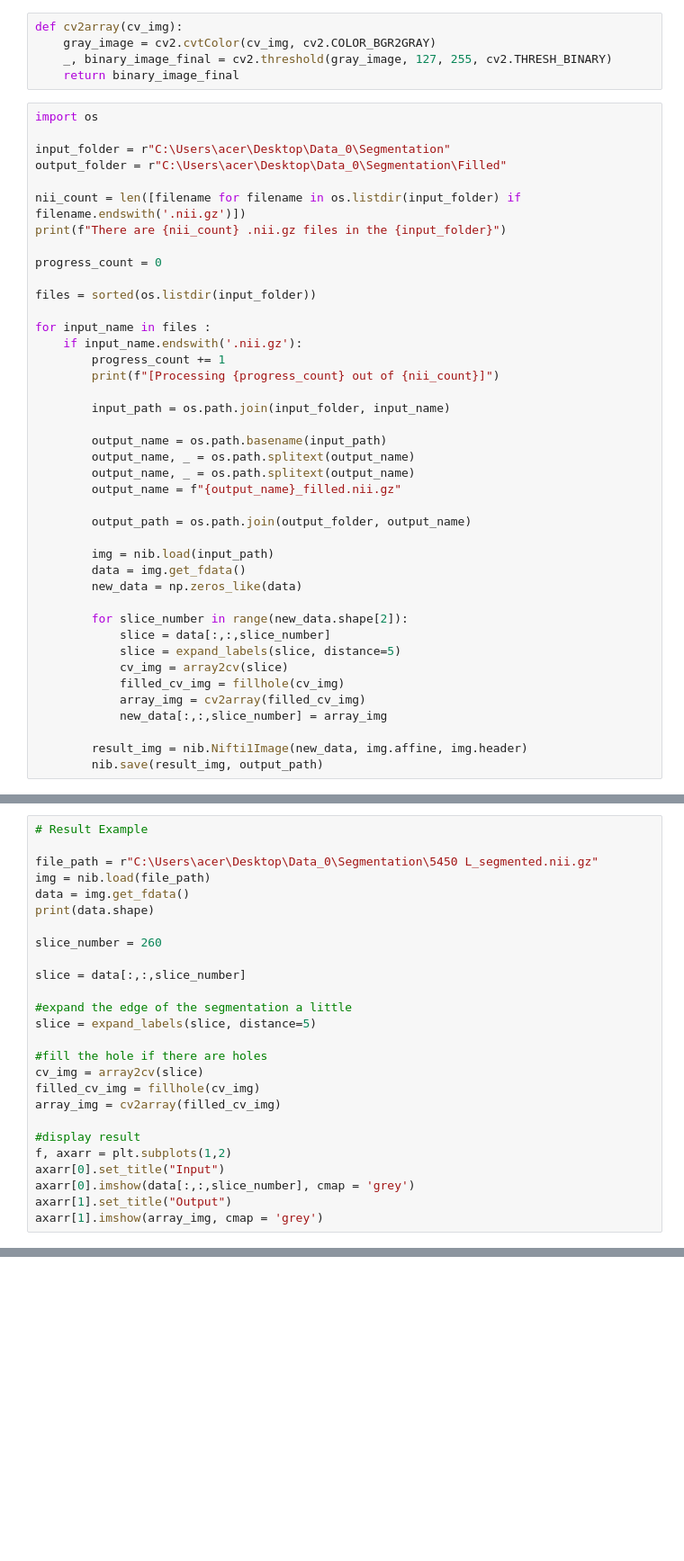
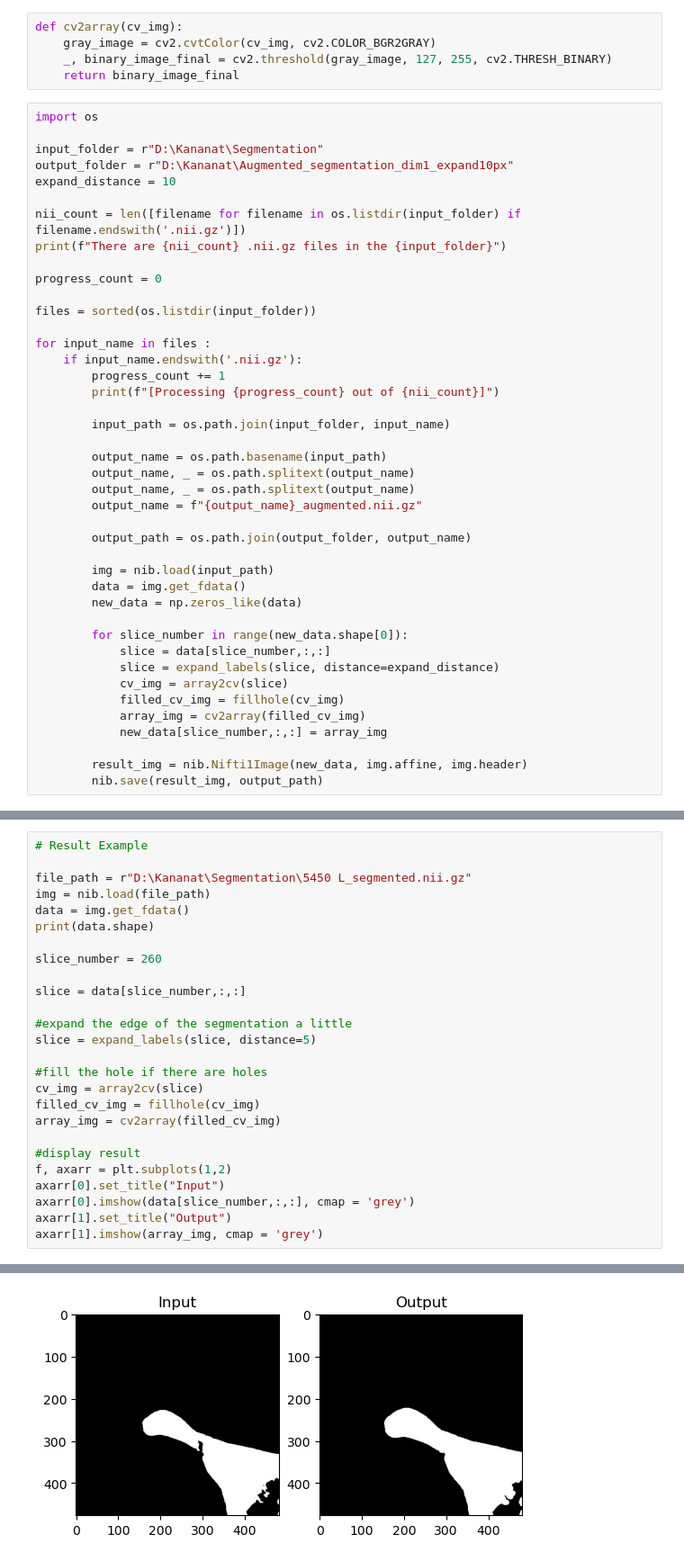
Before and after one commit to KananatSSN/Project_TMJOA, a Jupyter notebook: 2D_Pipeline/3_segment_augmentation.ipynb, the cells around one changed output, grey strips where cells are left out. Shown at 90% size. Cells and saved outputs as stored; diff of their text form; blank space fills up the shorter version.

```diff
--- a/2D_Pipeline/3_segment_augmentation.ipynb
+++ b/2D_Pipeline/3_segment_augmentation.ipynb
@@ -35,8 +35,9 @@ def cv2array(cv_img):
 # %%
 import os
 
-input_folder = r"C:\Users\acer\Desktop\Data_0\Segmentation"
-output_folder = r"C:\Users\acer\Desktop\Data_0\Segmentation\Filled"
+input_folder = r"D:\Kananat\Segmentation"
+output_folder = r"D:\Kananat\Augmented_segmentation_dim1_expand10px"
+expand_distance = 10
 
 nii_count = len([filename for filename in os.listdir(input_folder) if filename.endswith('.nii.gz')])
 print(f"There are {nii_count} .nii.gz files in the {input_folder}")
@@ -55,7 +56,7 @@ for input_name in files :
         output_name = os.path.basename(input_path)
         output_name, _ = os.path.splitext(output_name)
         output_name, _ = os.path.splitext(output_name)
-        output_name = f"{output_name}_filled.nii.gz"
+        output_name = f"{output_name}_augmented.nii.gz"
 
         output_path = os.path.join(output_folder, output_name)
 
@@ -63,13 +64,13 @@ for input_name in files :
         data = img.get_fdata()
         new_data = np.zeros_like(data)
 
-        for slice_number in range(new_data.shape[2]):
-            slice = data[:,:,slice_number]
-            slice = expand_labels(slice, distance=5)
+        for slice_number in range(new_data.shape[0]):
+            slice = data[slice_number,:,:]
+            slice = expand_labels(slice, distance=expand_distance)
             cv_img = array2cv(slice)
             filled_cv_img = fillhole(cv_img)
             array_img = cv2array(filled_cv_img)
-            new_data[:,:,slice_number] = array_img
+            new_data[slice_number,:,:] = array_img
 
         result_img = nib.Nifti1Image(new_data, img.affine, img.header)
         nib.save(result_img, output_path)
@@ -76,14 +95,14 @@ for input_name in files :
 # %%
 # Result Example
 
-file_path = r"C:\Users\acer\Desktop\Data_0\Segmentation\5450 L_segmented.nii.gz"
+file_path = r"D:\Kananat\Segmentation\5450 L_segmented.nii.gz"
 img = nib.load(file_path)
 data = img.get_fdata()
 print(data.shape)
 
 slice_number = 260
 
-slice = data[:,:,slice_number]
+slice = data[slice_number,:,:]
 
 #expand the edge of the segmentation a little
 slice = expand_labels(slice, distance=5)
@@ -96,6 +115,7 @@ array_img = cv2array(filled_cv_img)
 #display result
 f, axarr = plt.subplots(1,2)
 axarr[0].set_title("Input")
-axarr[0].imshow(data[:,:,slice_number], cmap = 'grey')
+axarr[0].imshow(data[slice_number,:,:], cmap = 'grey')
 axarr[1].set_title("Output")
 axarr[1].imshow(array_img, cmap = 'grey')
+# %% [output]
@@ -101,0 +124 @@ axarr[1].imshow(array_img, cmap = 'grey')
+[figure, added]
```
Also changed, not shown: parts of 2 cells of this notebook, 3 other files.
